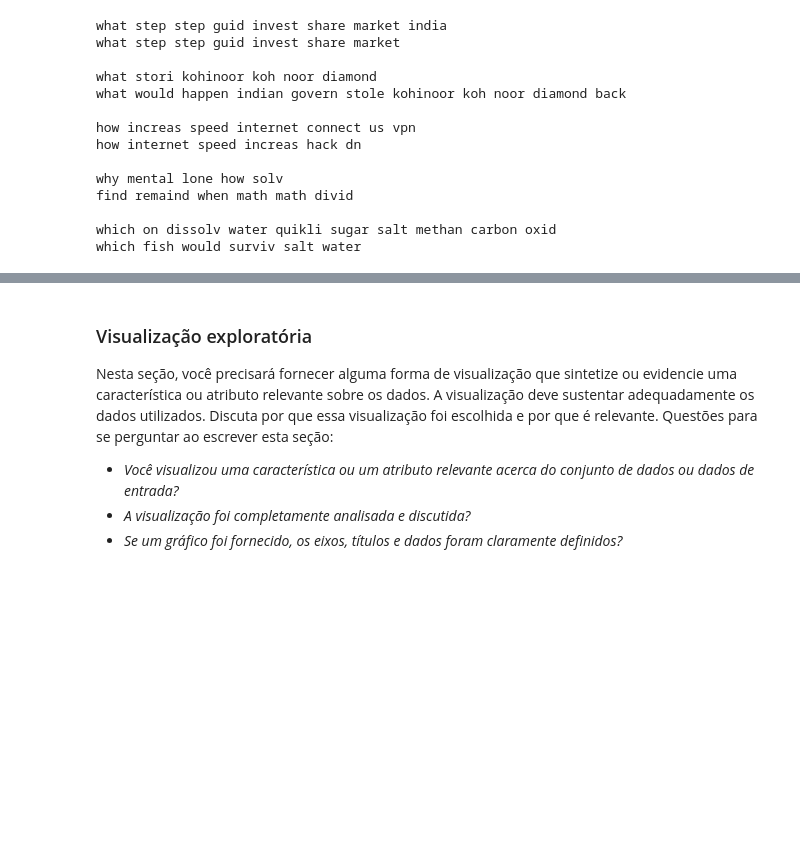
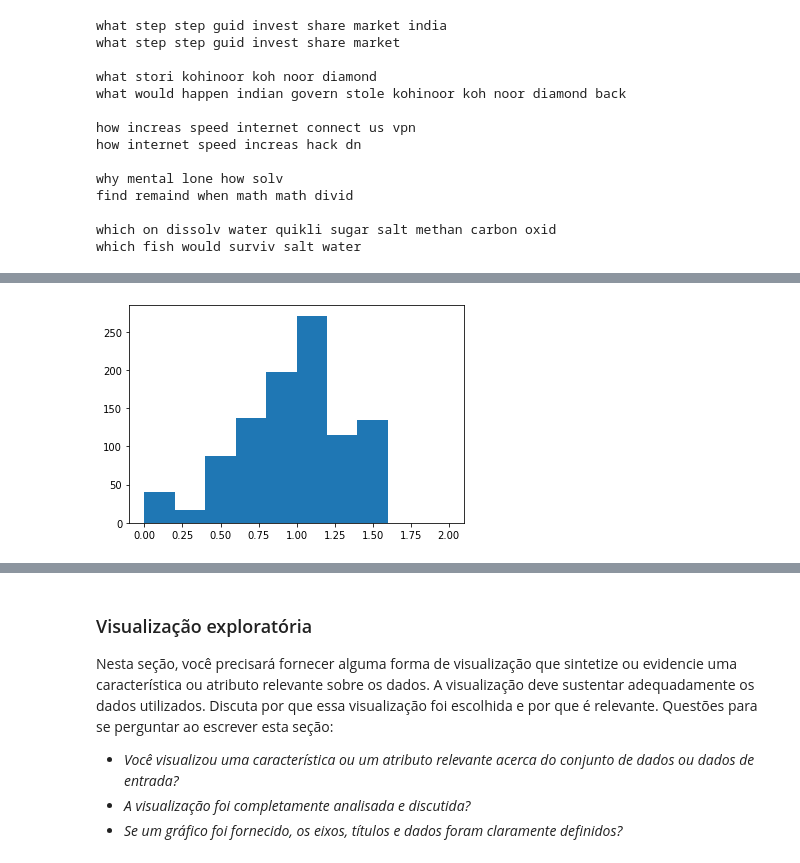
Before and after one commit to pimenta-arthur/quora-question-pairs, a Jupyter notebook: Report.ipynb, the cells around one changed output, grey strips where cells are left out. Drawn from its saved outputs; the diff is of its cells as text; code cells hidden in the pictures; blank space fills up the shorter version.

```diff
--- a/Report.ipynb
+++ b/Report.ipynb
@@ -179,0 +236,9 @@ which fish would surviv salt water
+# %%
+is_not_duplicate_dists = []
+
+for i in range(1000):
+    q1 = df_is_not_duplicate.iloc[i].question1
+    q2 = df_is_not_duplicate.iloc[i].question2
+    q1 = vectorizer.transform([q1])
+    q2 = vectorizer.transform([q2])
+    is_not_duplicate_dists.append(dist_norm(q1, q2))
@@ -179,0 +256,5 @@ which fish would surviv salt water
+# %%
+plt.hist(is_not_duplicate_dists, bins = [.0, .2, .4, .6, .8, 1, 1.2, 1.4, 1.6, 1.8, 2])
+plt.show()
+# %% [output]
+[figure, added]
```
Also changed, not shown: parts of 14 cells of this notebook.
